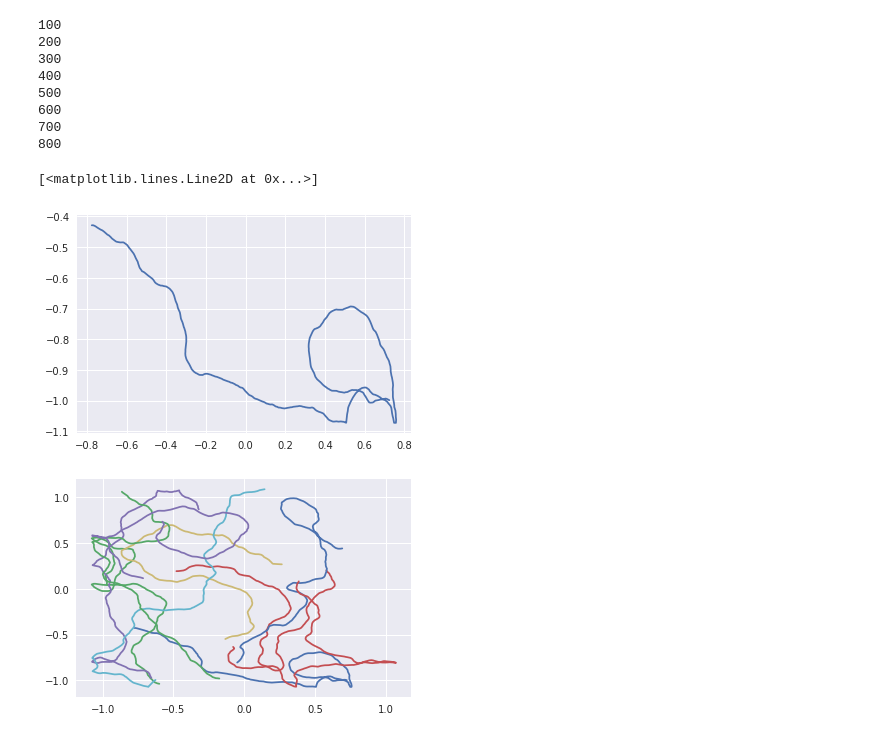
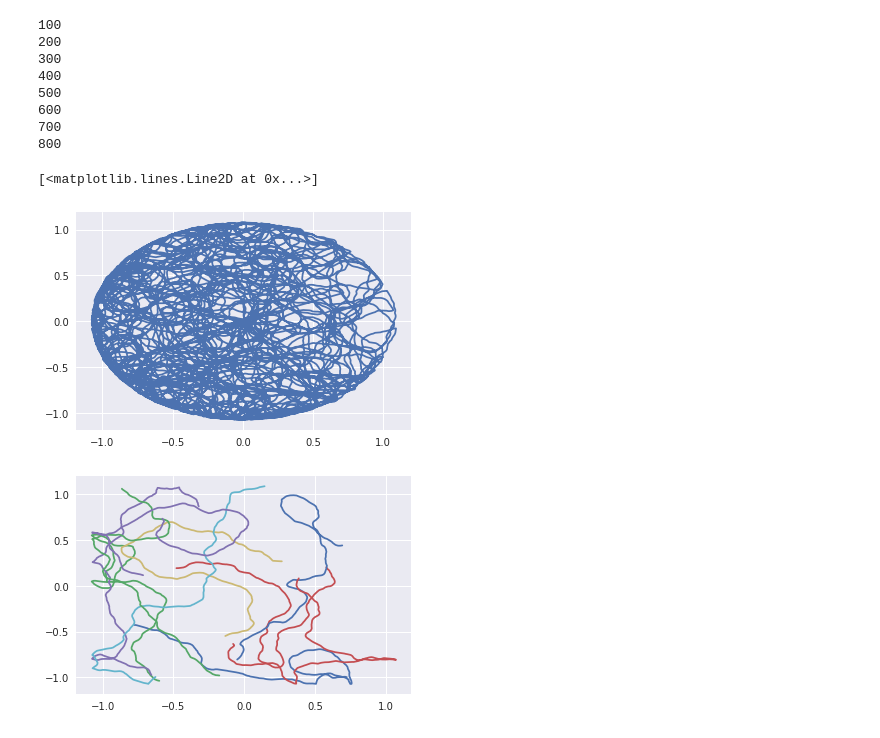
Before and after one commit to ganguli-lab/grid-pattern-formation, a Jupyter notebook: ben_generate_rat_trajectory.ipynb, the cells around one changed output. Saved outputs shown, nothing was run; the diff lists cells and outputs as text; code cells hidden in the pictures.

```diff
--- a/ben_generate_rat_trajectory.ipynb
+++ b/ben_generate_rat_trajectory.ipynb
@@ -105,14 +138,14 @@ with h5py.File('mouse_simulation_data.h5', 'w') as f:
 # %%
 f.close()
 # %%
-f = h5py.File('mouse_simulation_data.h5', 'r')
+f = h5py.File('mouse_simulation_data_circle.h5', 'r')
 # %%
 x = f['x']
 y = f['y']
-plt.plot(x[:1000], y[:1000])
+plt.plot(x[100000:200000], y[100000:200000])
 # %% [output]
 [<matplotlib.lines.Line2D at 0x...>]
-[figure, old version]
+[figure, new version]
 # %%
 for i in range(10):
     plt.plot(x[1000*i:1000*(i+1)], y[1000*i:1000*(i+1)])
```
Also changed, not shown: parts of 7 cells of this notebook.
